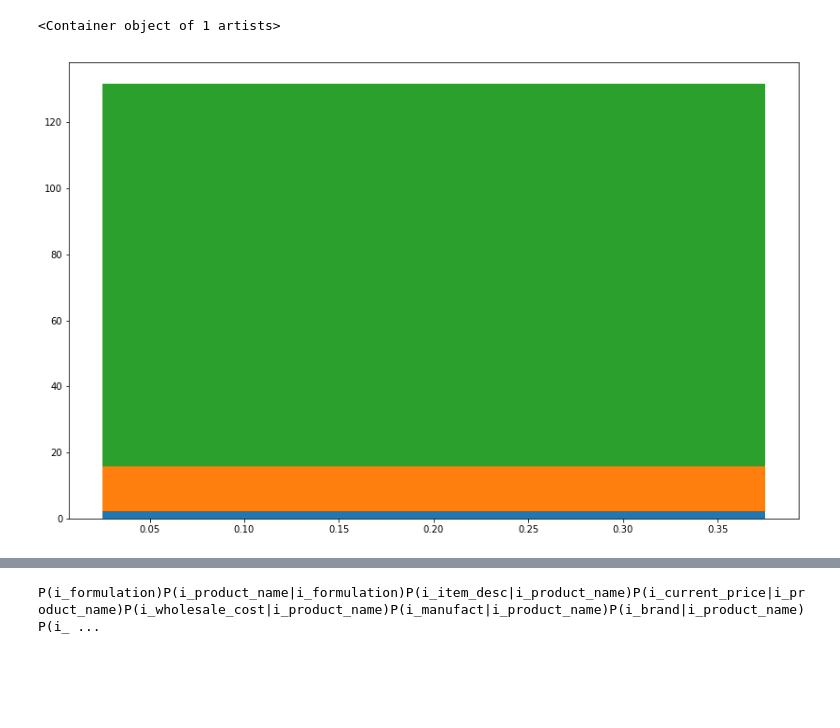
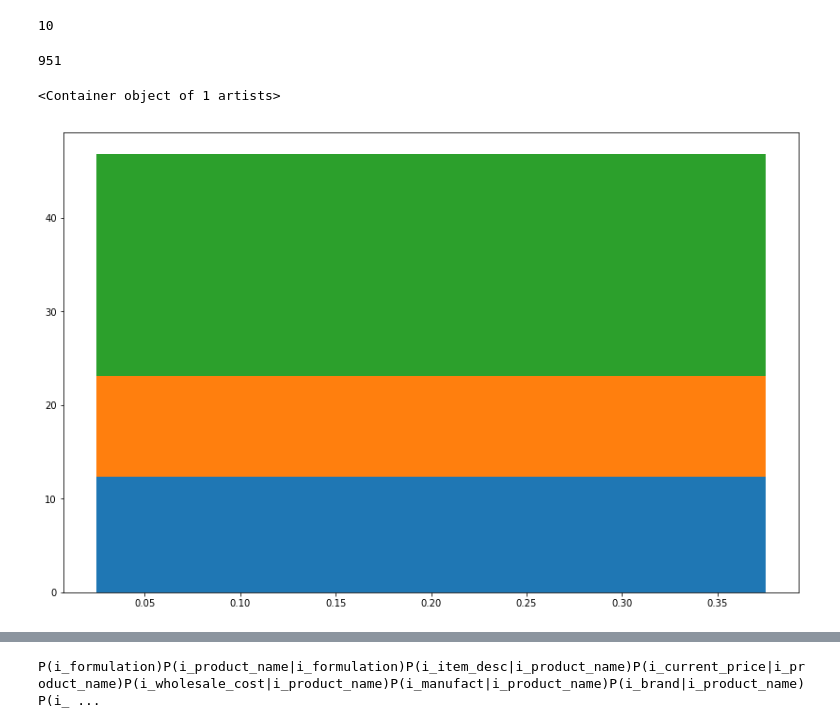
Before and after one commit to MaxHalford/dasfaa-2019, a Jupyter notebook: Playground.ipynb, the cells around one changed output, grey strips where cells are left out. Cells and saved outputs as stored; diff of their text form; code cells hidden in the pictures; blank space fills up the shorter version.

```diff
--- a/Playground.ipynb
+++ b/Playground.ipynb
@@ -5,18 +112,12 @@
 # %%
-import sqlalchemy
+from phd.bn.estimator import BayesianNetworkEstimator
 
-from phd import tools
-from phd.bn import estimator
-
-# Setup
-est = estimator.Estimator(
+est_bn = BayesianNetworkEstimator(
     n_mcv=30,
     n_bins=30,
     min_rows=50000,
-    sampling_ratio=0.2,
-    block_sampling=True,
+    sampling_ratio=0.1,
+    block_sampling=False,
     seed=42
 )
-uri = 'postgresql://postgres:admin@localhost:5432/tpcds'
-engine = sqlalchemy.create_engine(uri)
-duration = est.build_from_engine(engine)
+est_bn_duration = est_bn.build_from_engine(engine)
@@ -23,22 +171,31 @@ duration = est.build_from_engine(engine)
+# %%
+rel = est_sampling.relations['customer']
+rel['c_last_name'].str.startswith('Brown').fillna(False).sum()
+# %% [output]
+10
+# %%
+df['c_birth_country'].str.startswith('VANUATU').fillna(False).sum()
+# %% [output]
+951
 # %%
 import matplotlib.pyplot as plt
 import numpy as np
 
 durations = {
-    0.2: duration
+    0.2: est_bn_duration
 }
 
 sampling_ratios = sorted(durations.keys())
 
 querying_duration = np.array([sum(durations[sr]['querying'].values()) for sr in sampling_ratios])
 structure_duration = np.array([sum(durations[sr]['structure'].values()) for sr in sampling_ratios])
 parameter_duration = np.array([sum(durations[sr]['parameters'].values()) for sr in sampling_ratios])
 
 f, ax = plt.subplots(figsize=(14, 9))
 width = 0.35
 ax.bar(sampling_ratios, querying_duration, width)
 ax.bar(sampling_ratios, structure_duration, width, bottom=querying_duration)
 ax.bar(sampling_ratios, parameter_duration, width, bottom=querying_duration+structure_duration)
 # %% [output]
 <Container object of 1 artists>
-[figure, old version]
+[figure, new version]
```
Also changed, not shown: parts of 23 cells of this notebook, 12 other files.
